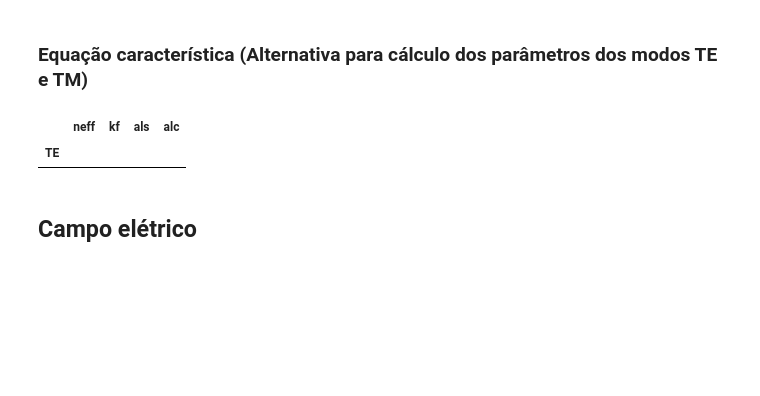
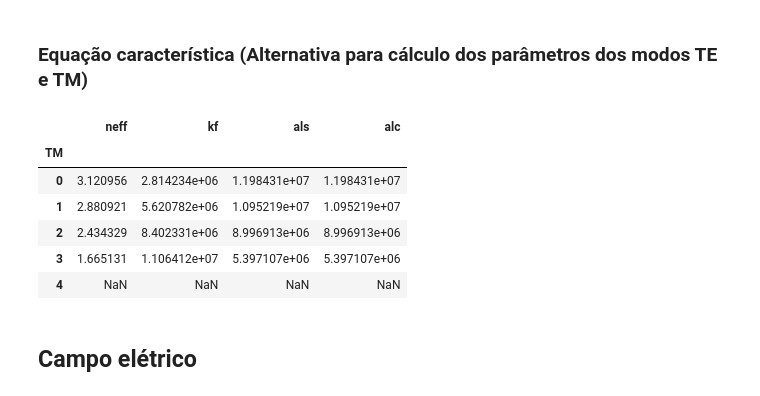
Before and after one commit to CaioRodrigues200/TEEE-2021.1, a Jupyter notebook: Subject Exercises/Exercício 03/Ex3.ipynb, the cells around one changed output. Saved outputs shown, nothing was run; the diff lists cells and outputs as text; code cells hidden in the pictures; blank space fills up the shorter version.

```diff
--- a/Subject Exercises/Exercício 03/Ex3.ipynb
+++ b/Subject Exercises/Exercício 03/Ex3.ipynb
@@ -238,21 +238,28 @@ axs[1].grid(True)
 # %%
 # Código altamente baseado no repositório do professor Adolfo H.
 
-nf = 1.44
-ns = 1.33
+nf = 3.197240
+ns = 1
 nc = 1
-a = 1e-9
+a = 550e-9
 
-betaTE,neffTE,kfTE,alsTE,alcTE,MTE = ds.adguide(nf, nc, ns, lmbd, a, 'TE')
+Mode = 'TM'
+
+betaTE,neffTE,kfTE,alsTE,alcTE,MTE = ds.adguide(nf, nc, ns, lmbd, a, Mode)
 df = pd.DataFrame({"neff": neffTE,
                        "kf": kfTE,
                        "als": alsTE,
                        "alc": alcTE,})
-df.index.names = ['TE']
+df.index.names = [Mode]
 df
 # %% [output]
 |  | neff | kf | als | alc |
-| TE |  |  |  |  |
+| TM |  |  |  |  |
+| 0 | 3.120956 | 2.814234e+06 | 1.198431e+07 | 1.198431e+07 |
+| 1 | 2.880921 | 5.620782e+06 | 1.095219e+07 | 1.095219e+07 |
+| 2 | 2.434329 | 8.402331e+06 | 8.996913e+06 | 8.996913e+06 |
+| 3 | 1.665131 | 1.106412e+07 | 5.397107e+06 | 5.397107e+06 |
+| 4 | NaN | NaN | NaN | NaN |
 # %% [markdown]
 ## Campo elétrico
 # %%
```
Also changed, not shown: parts of 1 cell of this notebook, 3 other files.
